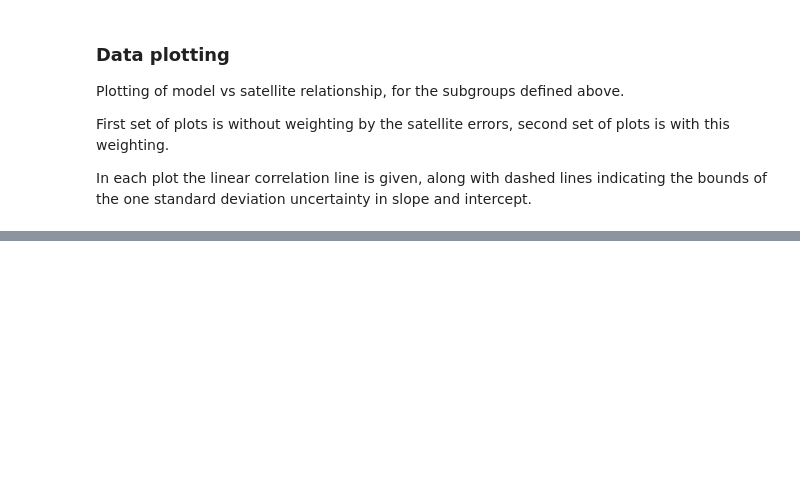
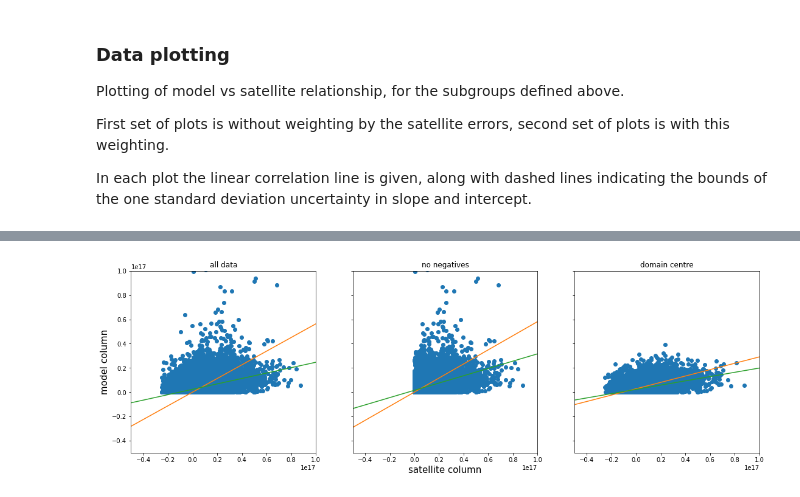
Before and after one commit to douglowe/satellite_data_processing, a Jupyter notebook: bulk_regional_nh3_satellite_model_comparison.ipynb, the cells around one changed output, grey strips where cells are left out. Saved outputs shown, nothing was run; the diff lists cells and outputs as text; code cells hidden in the pictures; blank space fills up the shorter version.

Commit message:
Added spearman correlation calculations, and weighting of model-measurement fits.

```diff
--- a/bulk_regional_nh3_satellite_model_comparison.ipynb
+++ b/bulk_regional_nh3_satellite_model_comparison.ipynb
@@ -318,6 +323,38 @@ def nh3_plot(cd_plot,ax,titlestring,weighted):
     ax.set_title(titlestring)
     ax.set_xlim(-0.5e17,1e17)
     ax.set_ylim(-0.5e17,1e17)
+
+
+def nh3_plot_alt(cd_plot,ax,titlestring):
+
+    xline = np.array([-1,-0.8,-0.6,-0.4,-0.2,0,0.2,0.4,0.6,0.8,1])*1e17
+
+    #slope, intercept, r_value, p_value, std_err = stats.linregress(cd_plot.column,cd_plot.nh3)
+
+    ## weighted
+    # as below, but with weighting according to the error information (low error, more weight, I think...)
+    popt_w, pcov_w = scipy.optimize.curve_fit(simple_func,cd_plot.column.astype(np.float64),cd_plot.nh3.astype(np.float64),sigma=cd_plot.error.astype(np.float64),absolute_sigma=False)
+    ## non-weighted
+    # this curve fit gives the same result as the stats.linregress function
+    popt_nw, pcov_nw = scipy.optimize.curve_fit(simple_func,cd_plot.column.astype(np.float64),cd_plot.nh3.astype(np.float64))
+
+
+    # slope for standard fit
+    slope_w = popt_w[0]
+    intercept_w = popt_w[1]
+    line_w = slope_w*xline+intercept_w
+    # slope for standard fit
+    slope_nw = popt_nw[0]
+    intercept_nw = popt_nw[1]
+    line_nw = slope_nw*xline+intercept_nw
+
+
+
+
+    ax.plot(cd_plot.column, cd_plot.nh3, 'o', xline, line_w, xline, line_nw)
+    ax.set_title(titlestring)
+    ax.set_xlim(-0.5e17,1e17)
+    ax.set_ylim(-0.5e17,1e17)
 # %%
 fig, axes = plt.subplots(3, 3, sharex='all', sharey='all')
 fig.set_size_inches(18.5, 10.5)
@@ -365,3 +404,14 @@ nh3_plot(cd_sea_low,axes[2,2],"sea low",weighted)
+# %%
+fig, axes = plt.subplots(1, 3, sharex='all', sharey='all')
+fig.set_size_inches(18.5, 5.5)
+axes[1].set_xlabel(r'satellite column', fontsize=15)
+axes[0].set_ylabel(r'model column', fontsize=15)
+
+nh3_plot_alt(work_data,axes[0],"all data")
+nh3_plot_alt(cd_all,axes[1],"no negatives")
+nh3_plot_alt(cd_centre,axes[2],"domain centre")
+# %% [output]
+[figure, added]
 # %%
 #plt.hist(work_data.error, bins=[0,40,80,160,500,1000,work_data.error.max()],rwidth=0.5)
 plt.hist(work_data.error, bins=[0,50,100,150,200,250,300,400,500,600,800,1000], range=[0,1000],rwidth=0.9,log=False)
```
Also changed, not shown: parts of 9 cells of this notebook.
